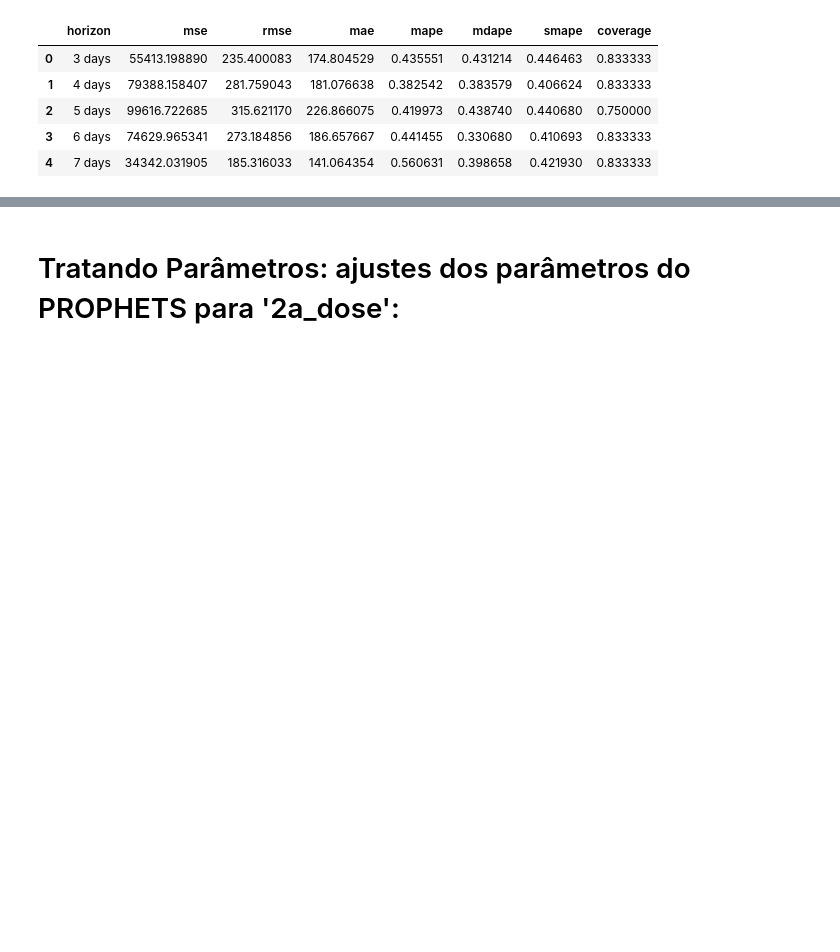
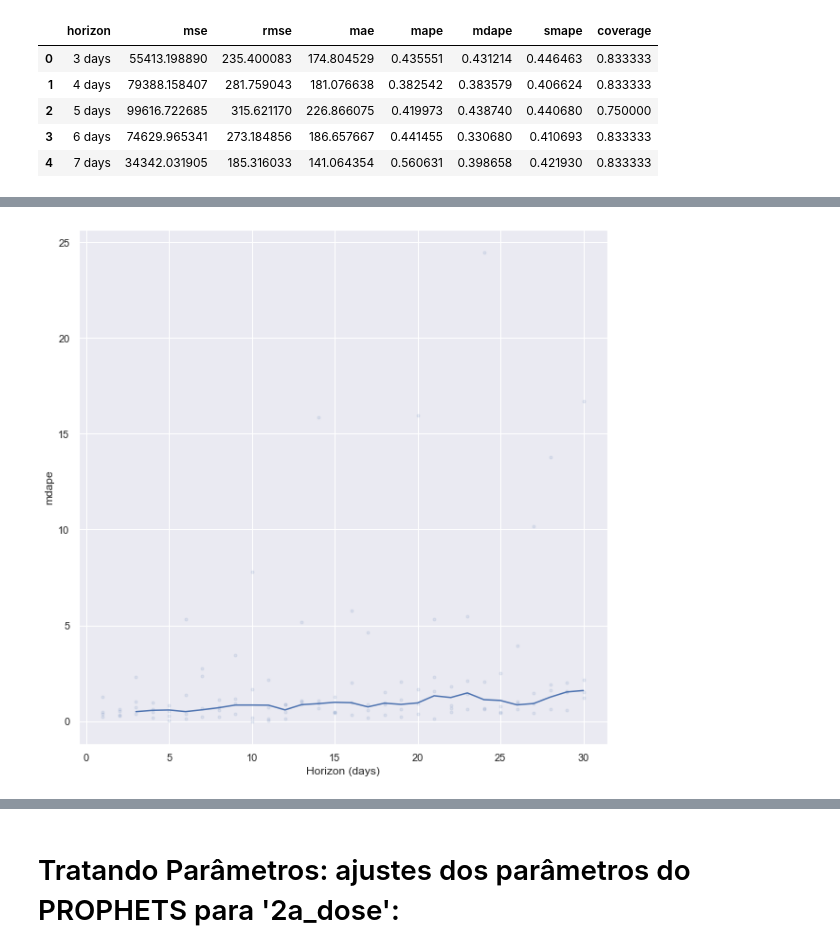
Before and after one commit to nubia-mp1211/Projeto-Final, a Jupyter notebook: ATUAL -Tratando-Vacinados e Previsoes.ipynb, the cells around one changed output, grey strips where cells are left out. Saved outputs shown, nothing was run; the diff lists cells and outputs as text; code cells hidden in the pictures; blank space fills up the shorter version.

```diff
--- a/ATUAL -Tratando-Vacinados e Previsoes.ipynb
+++ b/ATUAL -Tratando-Vacinados e Previsoes.ipynb
@@ -600,3 +660,8 @@ plt.show()
+# %%
+# Plotting Median Absolute Percentage Error: MDAPE
+figura = plot_cross_validation_metric(df_cross,metric = 'mdape', figsize = (10,10))
+# %% [output]
+[figure, added]
 # %%
 # Plotting dados Atual x Futuro
 
```
Also changed, not shown: parts of 69 cells of this notebook.
